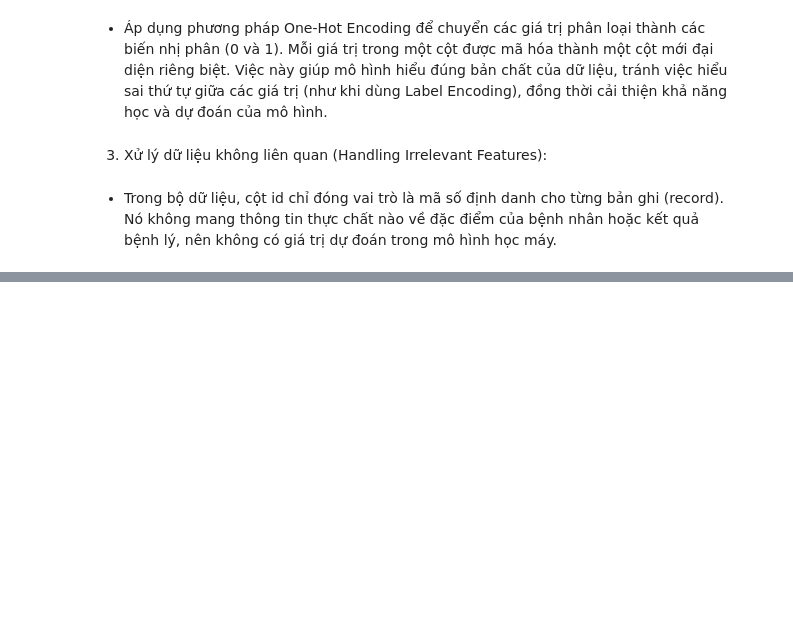
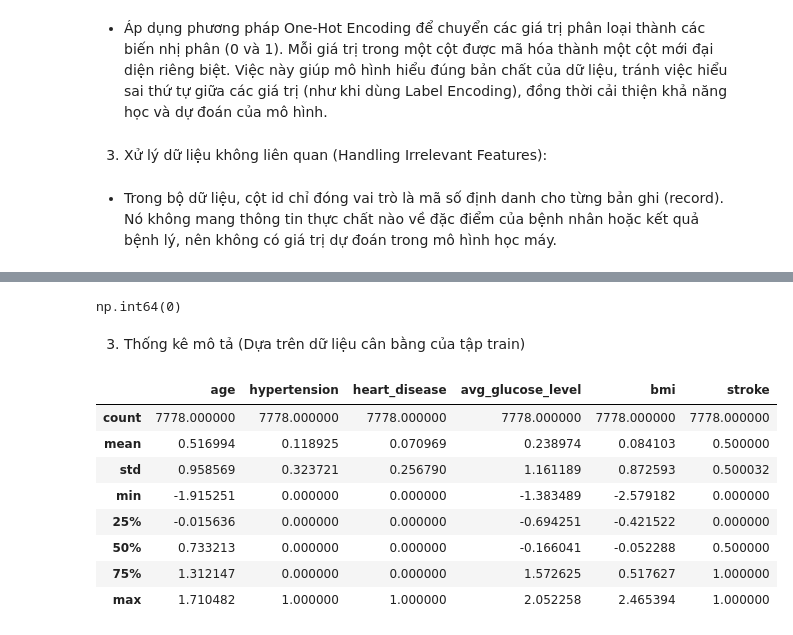
Before and after one commit to Harry5867/STROKE_PREDITION_UTH, a Jupyter notebook: 1.Tiền xử lí dữ liệu/Tiền xử lí.ipynb, the cells around one changed output, grey strips where cells are left out. Drawn from its saved outputs; the diff is of its cells as text; code cells hidden in the pictures; blank space fills up the shorter version.

```diff
--- a/1.Tiền xử lí dữ liệu/Tiền xử lí.ipynb
+++ b/1.Tiền xử lí dữ liệu/Tiền xử lí.ipynb
@@ -263,0 +214,25 @@ stroke_prediction_df_cleand.head(10)
+# %%
+# Gộp dữ liệu lại thành Data Frame để thực hiện thống kê mô tả, dễ quan sát
+
+stroke_prediction_train = pd.DataFrame(X_train_balanced, columns=X.columns)
+stroke_prediction_train['stroke'] = y_train_balanced
+
+# Xóa các dữ liệu trùng lặp sau khi thực hiện cân bằng
+stroke_prediction_train.drop_duplicates(inplace=True)
+stroke_prediction_train.duplicated().sum()
+# %% [output]
+np.int64(0)
+# %% [markdown]
+3. Thống kê mô tả (Dựa trên dữ liệu cân bằng của tập train)
+# %%
+stroke_prediction_train.describe()
+# %% [output]
+|  | age | hypertension | heart_disease | avg_glucose_level | bmi | stroke |
+| count | 7778.000000 | 7778.000000 | 7778.000000 | 7778.000000 | 7778.000000 | 7778.000000 |
+| mean | 0.516994 | 0.118925 | 0.070969 | 0.238974 | 0.084103 | 0.500000 |
+| std | 0.958569 | 0.323721 | 0.256790 | 1.161189 | 0.872593 | 0.500032 |
+| min | -1.915251 | 0.000000 | 0.000000 | -1.383489 | -2.579182 | 0.000000 |
+| 25% | -0.015636 | 0.000000 | 0.000000 | -0.694251 | -0.421522 | 0.000000 |
+| 50% | 0.733213 | 0.000000 | 0.000000 | -0.166041 | -0.052288 | 0.500000 |
+| 75% | 1.312147 | 0.000000 | 0.000000 | 1.572625 | 0.517627 | 1.000000 |
+| max | 1.710482 | 1.000000 | 1.000000 | 2.052258 | 2.465394 | 1.000000 |
```
Also changed, not shown: parts of 31 cells of this notebook, 3 other files.
